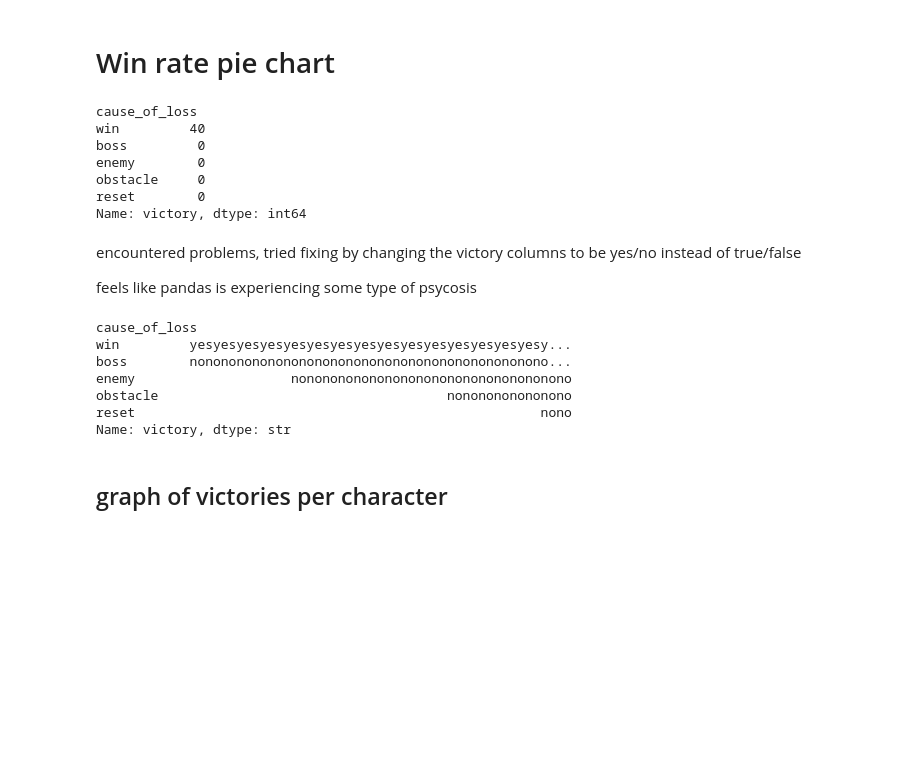
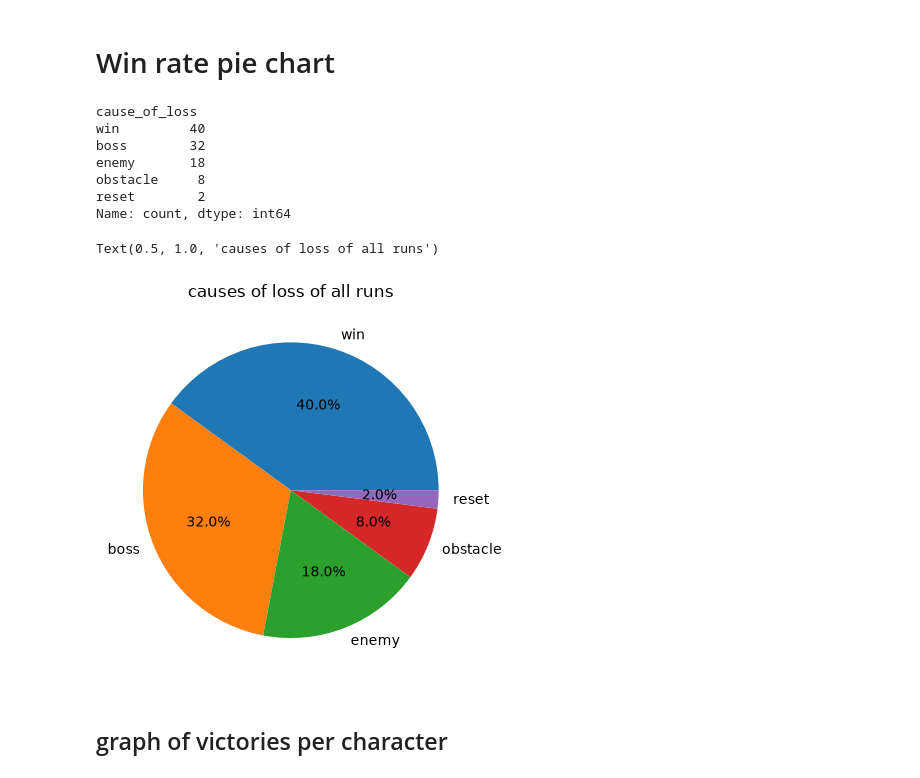
Before and after one commit to HelloThisDog/Examsproject_Megan_Loe_DE25, a Jupyter notebook: EDA.ipynb, the cells around one changed output. Cells and saved outputs as stored; diff of their text form; code cells hidden in the pictures; blank space fills up the shorter version.

Commit message:
futher work on EDA, pie chart working, created a stacked bar chart for one character, started working on time intervals, updated to do list, started writing readme

```diff
--- a/EDA.ipynb
+++ b/EDA.ipynb
@@ -159,0 +134,3 @@ true_false_fix
+# %%
+full_words["other_items"] = full_words["item_total"] - full_words["hp_up"] - full_words["dmg_up"] - full_words["tears_up"] - full_words["speed_up"] - full_words["range_up"] - full_words["shot_speed_up"] - full_words["luck_up"]
+full_words
@@ -159,0 +153,5 @@ true_false_fix
+# %%
+full_words["time_td"] = pd.to_timedelta(full_words["time"])
+full_words["time_lt_10"] = full_words["time_td"] < pd.to_timedelta(10, unit="m")
+
+full_words[["time", "time_td", "time_lt_10"]]
@@ -164,31 +176,25 @@ data_model_df.to_csv("tempname")
 # %% [markdown]
 # Win rate pie chart
 # %%
-win_rate1 = full_words.groupby("cause_of_loss")["victory"].sum().sort_values(ascending=False)
-win_rate1
+win_rate = full_words["cause_of_loss"].value_counts()
+win_rate
 # %% [output]
 cause_of_loss
 win         40
-boss         0
-enemy        0
-obstacle     0
-reset        0
-Name: victory, dtype: int64
+boss        32
+enemy       18
+obstacle     8
+reset        2
+Name: count, dtype: int64
-# %% [markdown]
-encountered problems, tried fixing by changing the victory columns to be yes/no instead of true/false
-
-feels like pandas is experiencing some type of psycosis
-# %%
-win_rate2 = true_false_fix.groupby("cause_of_loss")["victory"].sum().sort_values(ascending=False)
-win_rate2
-# %% [output]
-cause_of_loss
-win         yesyesyesyesyesyesyesyesyesyesyesyesyesyesyesy...
-boss        nonononononononononononononononononononononono...
-enemy                    nononononononononononononononononono
-obstacle                                     nononononononono
-reset                                                    nono
-Name: victory, dtype: str
+# %%
+ax = win_rate.plot.pie(
+    autopct='%1.1f%%'
+)
+
+plt.title("causes of loss of all runs")
+# %% [output]
+Text(0.5, 1.0, 'causes of loss of all runs')
+[figure, added]
 # %% [markdown]
 ## graph of victories per character
 # %%
```
Also changed, not shown: parts of 10 cells of this notebook, 1 other file.
